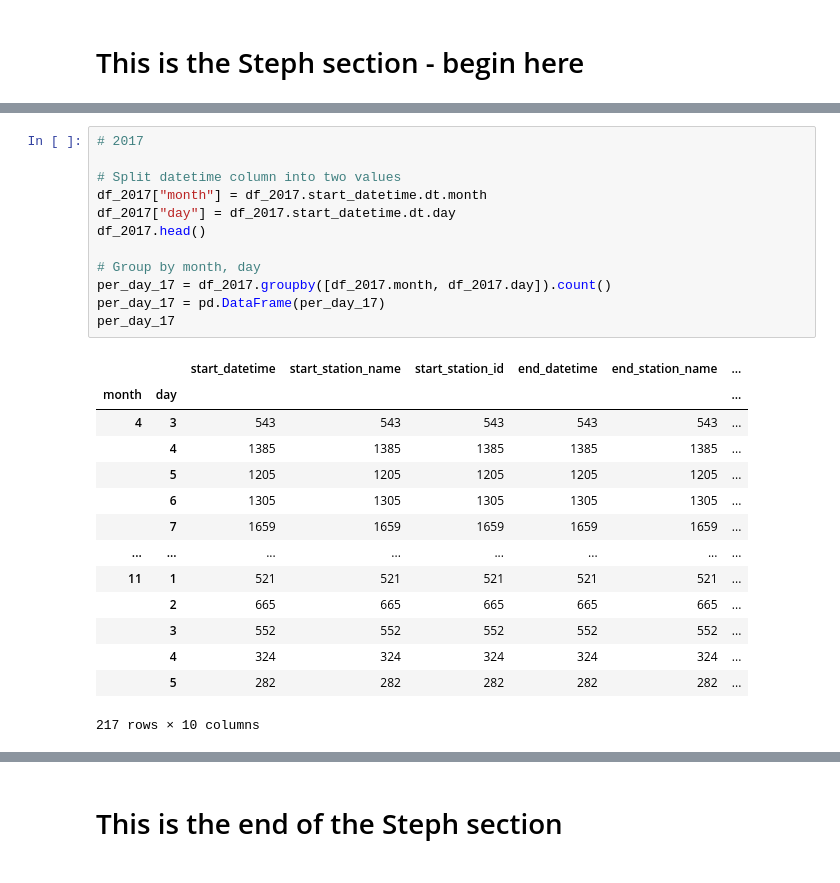
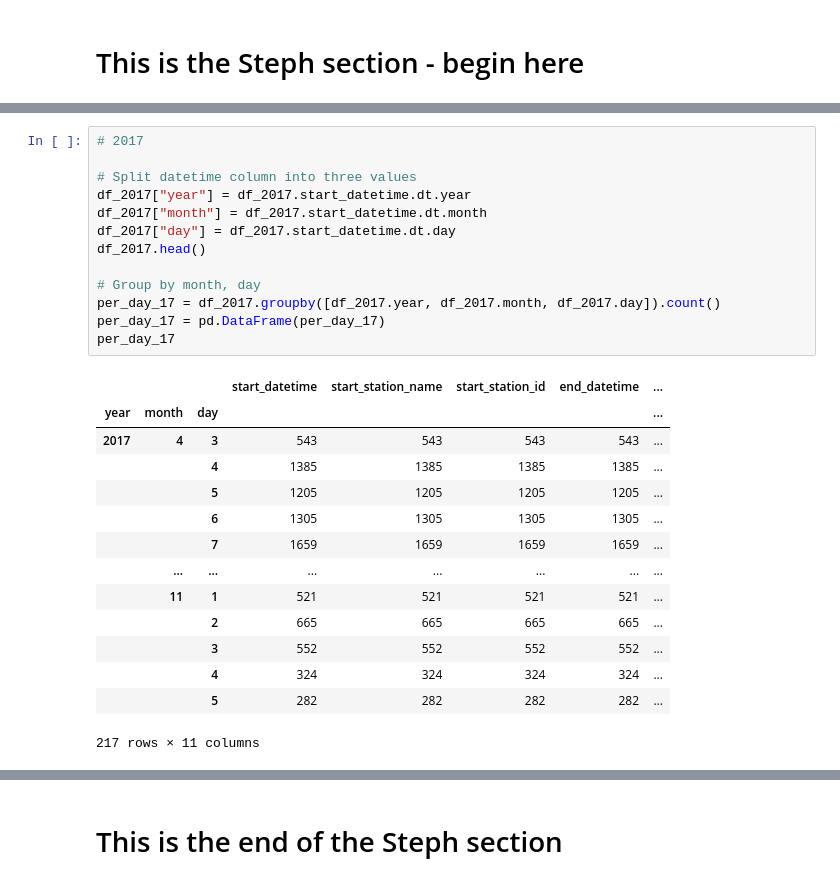
Before and after one commit to luchovzla/project-1, a Jupyter notebook: NiceRideCombined.ipynb, the cells around one changed output, grey strips where cells are left out. Cells and saved outputs as stored; diff of their text form.

```diff
--- a/NiceRideCombined.ipynb
+++ b/NiceRideCombined.ipynb
@@ -293,29 +349,30 @@ per_day_16
 # %%
 # 2017
 
-# Split datetime column into two values
+# Split datetime column into three values
+df_2017["year"] = df_2017.start_datetime.dt.year
 df_2017["month"] = df_2017.start_datetime.dt.month
 df_2017["day"] = df_2017.start_datetime.dt.day
 df_2017.head()
 
 # Group by month, day
-per_day_17 = df_2017.groupby([df_2017.month, df_2017.day]).count()
+per_day_17 = df_2017.groupby([df_2017.year, df_2017.month, df_2017.day]).count()
 per_day_17 = pd.DataFrame(per_day_17)
 per_day_17
 # %% [output]
-|  |  | start_datetime | start_station_name | start_station_id | end_datetime | end_station_name | ... |
-| month | day |  |  |  |  |  | ... |
-| 4 | 3 | 543 | 543 | 543 | 543 | 543 | ... |
-|  | 4 | 1385 | 1385 | 1385 | 1385 | 1385 | ... |
-|  | 5 | 1205 | 1205 | 1205 | 1205 | 1205 | ... |
-|  | 6 | 1305 | 1305 | 1305 | 1305 | 1305 | ... |
-|  | 7 | 1659 | 1659 | 1659 | 1659 | 1659 | ... |
-| ... | ... | ... | ... | ... | ... | ... | ... |
-| 11 | 1 | 521 | 521 | 521 | 521 | 521 | ... |
-|  | 2 | 665 | 665 | 665 | 665 | 665 | ... |
-|  | 3 | 552 | 552 | 552 | 552 | 552 | ... |
-|  | 4 | 324 | 324 | 324 | 324 | 324 | ... |
-|  | 5 | 282 | 282 | 282 | 282 | 282 | ... |
+|  |  |  | start_datetime | start_station_name | start_station_id | end_datetime | ... |
+| year | month | day |  |  |  |  | ... |
+| 2017 | 4 | 3 | 543 | 543 | 543 | 543 | ... |
+|  |  | 4 | 1385 | 1385 | 1385 | 1385 | ... |
+|  |  | 5 | 1205 | 1205 | 1205 | 1205 | ... |
+|  |  | 6 | 1305 | 1305 | 1305 | 1305 | ... |
+|  |  | 7 | 1659 | 1659 | 1659 | 1659 | ... |
+|  | ... | ... | ... | ... | ... | ... | ... |
+|  | 11 | 1 | 521 | 521 | 521 | 521 | ... |
+|  |  | 2 | 665 | 665 | 665 | 665 | ... |
+|  |  | 3 | 552 | 552 | 552 | 552 | ... |
+|  |  | 4 | 324 | 324 | 324 | 324 | ... |
+|  |  | 5 | 282 | 282 | 282 | 282 | ... |
-217 rows × 10 columns
+217 rows × 11 columns
 # %%
 # 2018
```
Also changed, not shown: parts of 21 cells of this notebook, 3 other files.
